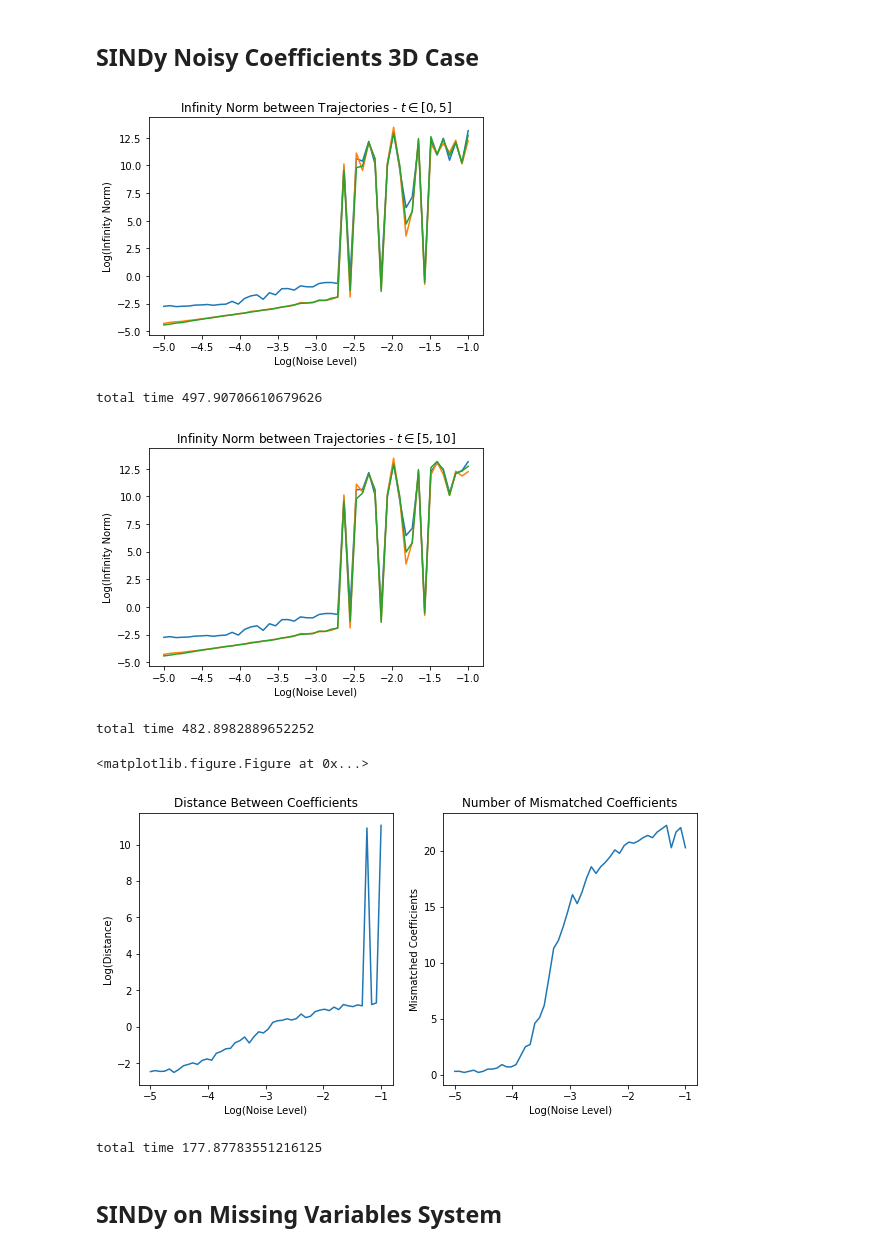
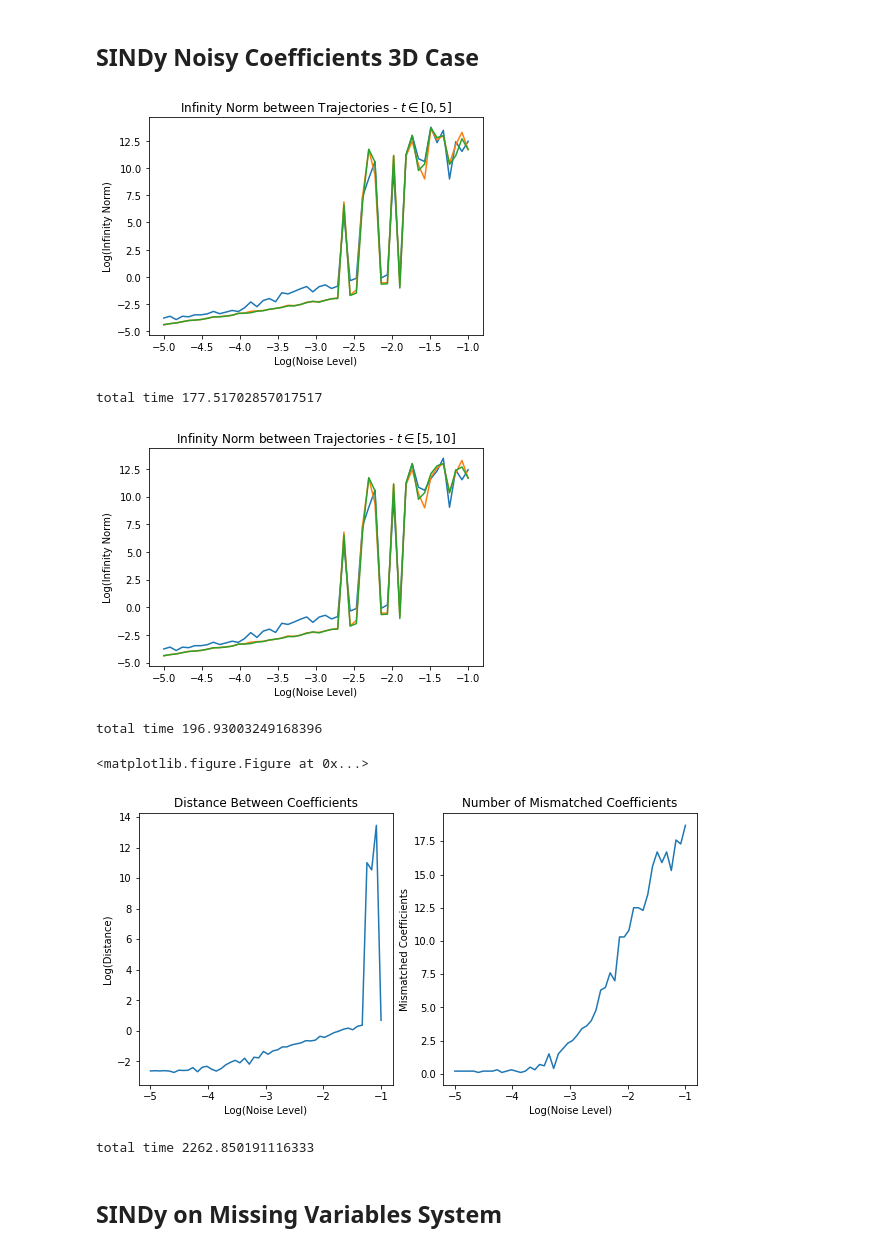
Before and after one commit to alexanderwhatley/am_205_final_project, a Jupyter notebook: missing_variables.ipynb, the cells around one changed output. Saved outputs shown, nothing was run; the diff lists cells and outputs as text; code cells hidden in the pictures.

Commit message:
Fixes to graphs of section 3.2

```diff
--- a/missing_variables.ipynb
+++ b/missing_variables.ipynb
@@ -977,7 +977,7 @@ for i in range(10):
     total = 0
     while total < 5:
         x0 = np.random.uniform(-2, 2, 3) # Initial condition.
-        x_temp, dx_temp = Lotka_Volterra(x0, alpha, beta, t, noise=noise)
+        x_temp, dx_temp = Lotka_Volterra(x0, alpha, beta, t)
         if np.max(np.abs(x_temp)) > 1 or np.any(np.isnan(x_temp)) or np.all(x_temp == 0):
             continue
         total += 1
@@ -993,35 +993,35 @@ for noise in noise_level:
             beta_perturb = beta + np.random.normal(0, noise, beta.shape)
             x_temp, dx_temp = Lotka_Volterra(x0, alpha_perturb, beta_perturb, t, noise=noise)
             x.append(x_temp)
             dx.append(dx_temp)
 
         x, dx = np.concatenate(x), np.concatenate(dx)
         library = PolynomialFeatures(degree=2, include_bias=True)
         Theta = library.fit_transform(x)
         n_lib = library.n_output_features_
         A = block_diag(Theta, Theta, Theta)
         b = dx.flatten(order='F')
         shols = sindy(l1=0.01, solver='lstsq')
         try:
             shols.fit(A, b)
         except:
             continue
         x_ident = odeint(Identified_Model, x0, t, args=(library, shols))
         inf_norm = np.max(np.abs(x_ident.T - x_temp.T), axis=1)
         noise_diff.append(inf_norm)
         i += 1
     diff.append(np.mean(noise_diff, axis=0))
 
 plt.plot(np.log10(noise_level), np.log10(diff))
 plt.title('Infinity Norm between Trajectories - $t \in [0, 5]$')
 plt.xlabel('Log(Noise Level)')
 plt.ylabel('Log(Infinity Norm)')
 plt.savefig('32_a.png')
 plt.show()
 print('total time', time.time() - start)
 # %% [output]
-[figure, old version]
+[figure, new version]
-total time 497.90706610679626
+total time 177.51702857017517
 # %%
 import numpy as np
 np.random.seed(1337)
@@ -1044,7 +1044,7 @@ for i in range(10):
     total = 0
     while total < 5:
         x0 = np.random.uniform(-2, 2, 3) # Initial condition.
-        x_temp, dx_temp = Lotka_Volterra(x0, alpha, beta, t, noise=noise)
+        x_temp, dx_temp = Lotka_Volterra(x0, alpha, beta, t)
         if np.max(np.abs(x_temp)) > 1 or np.any(np.isnan(x_temp)) or np.all(x_temp == 0):
             continue
         total += 1
@@ -1087,8 +1087,8 @@ plt.savefig('32_b.png')
 plt.show()
 print('total time', time.time() - start)
 # %% [output]
-[figure, old version]
+[figure, new version]
-total time 482.8982889652252
+total time 196.93003249168396
 # %%
 import numpy as np
 np.random.seed(1337)
@@ -1142,7 +1142,7 @@ for noise in noise_level:
         for x0 in initials[i]:
             alpha_perturb = alpha + np.random.normal(0, noise, alpha.shape)
             beta_perturb = beta + np.random.normal(0, noise, beta.shape)
-            x_temp, dx_temp = Lotka_Volterra(x0, alpha_perturb, beta_perturb, t, noise=noise)
+            x_temp, dx_temp = Lotka_Volterra(x0, alpha_perturb, beta_perturb, t)
             x.append(x_temp)
             dx.append(dx_temp)
 
@@ -1181,8 +1181,8 @@ plt.show()
 print('total time', time.time()-start)
 # %% [output]
 <matplotlib.figure.Figure at 0x...>
-[figure, old version]
+[figure, new version]
-total time 177.87783551216125
+total time 2262.850191116333
 # %% [markdown]
 ## SINDy on Missing Variables System
 # %%
```
Also changed, not shown: 3 other files.
